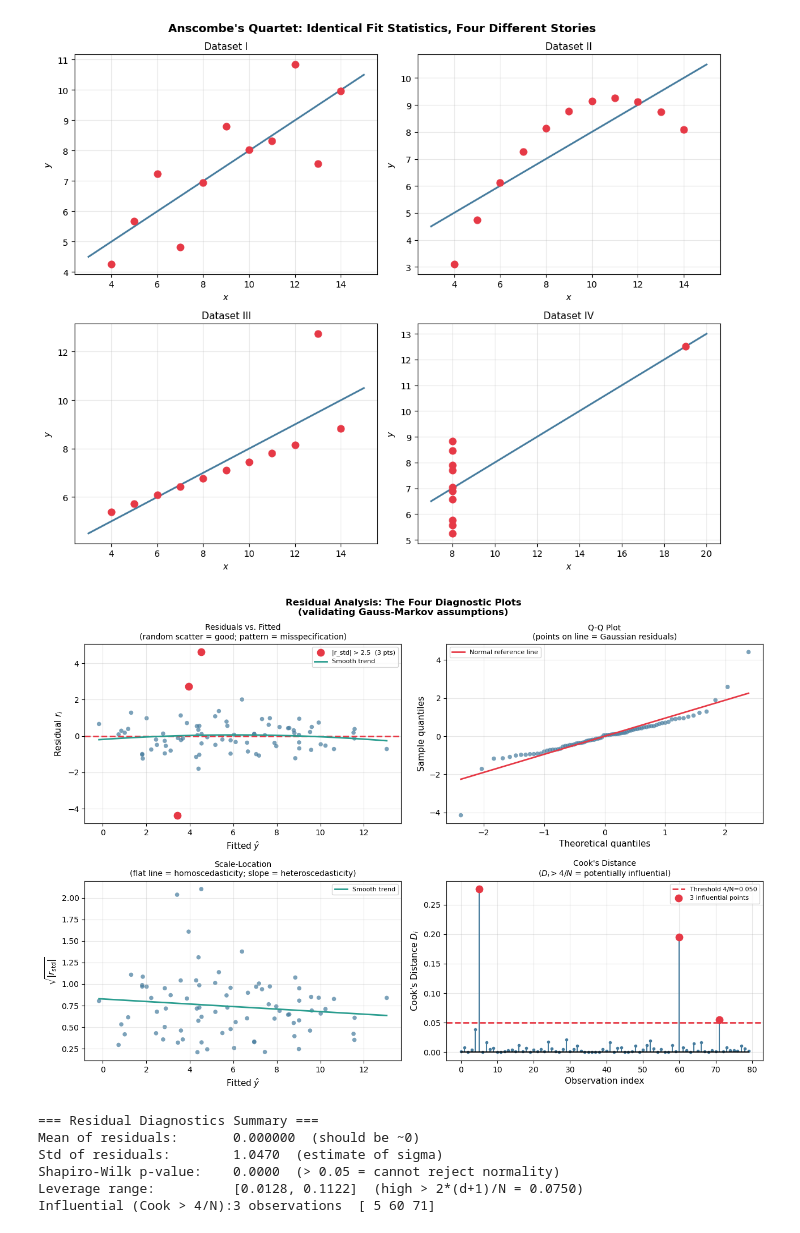
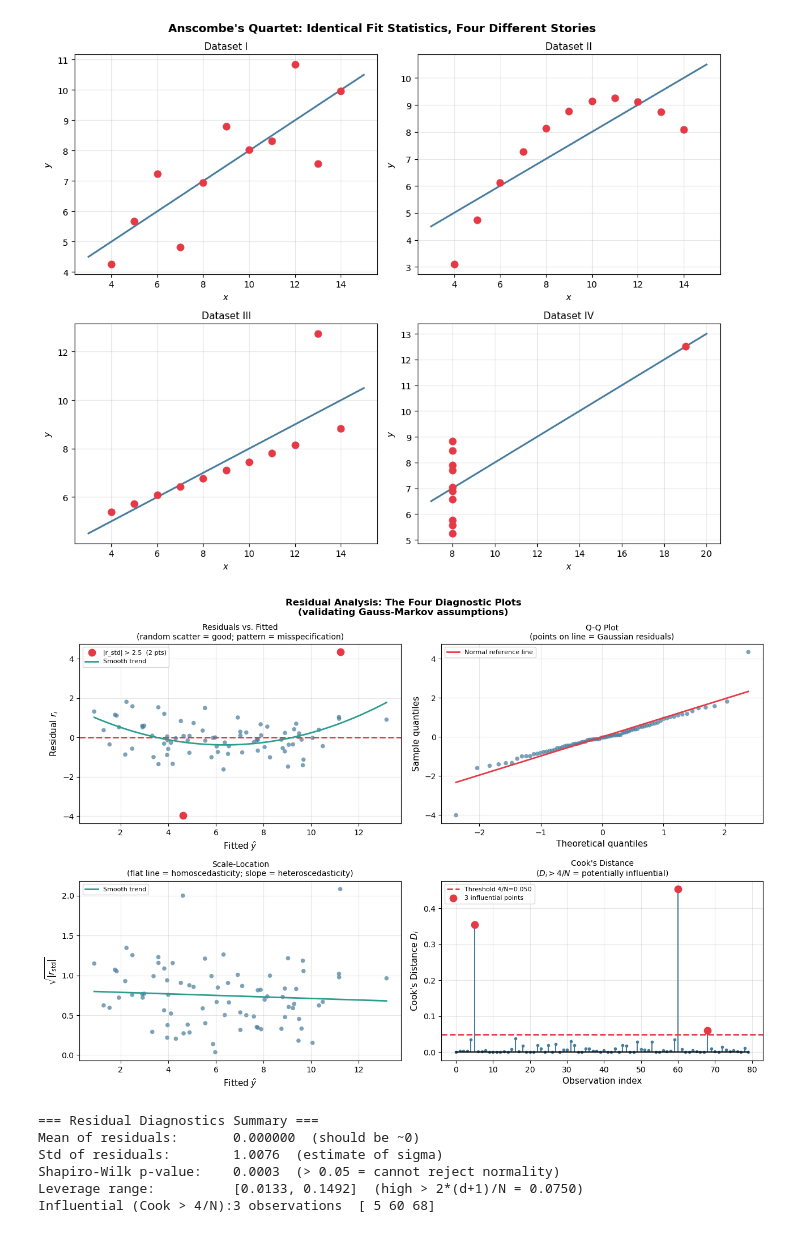
Before and after one commit to matteoguerrucci7-max/Machine-Learning, a Jupyter notebook: 06_linear_regression.ipynb, the cells around one changed output. Drawn from its saved outputs; the diff is of its cells as text; code cells hidden in the pictures.

```diff
--- a/06_linear_regression.ipynb
+++ b/06_linear_regression.ipynb
@@ -1031,11 +1153,11 @@ import numpy as np
 import matplotlib.pyplot as plt
 from scipy import stats
 
-np.random.seed(42)
+rng = np.random.default_rng(42)
 N, d = 80, 2
-X_raw = np.column_stack([np.random.uniform(0,4,N), np.random.normal(0,1,N)])
+X_raw = np.column_stack([rng.uniform(0,4,N), rng.normal(0,1,N)])
 w_true = np.array([1.0, 2.5, -1.2])
-eps = np.random.normal(0, 0.8, N)
+eps = rng.normal(0, 0.8, N)
 X = np.hstack([np.ones((N,1)), X_raw])
 y = X @ w_true + eps
 
@@ -1065,7 +1187,6 @@ ax.axhline(0, color='#E63946', lw=2, linestyle='--')
 idx_out = np.where(np.abs(r_std) > 2.5)[0]
 ax.scatter(y_hat[idx_out], r[idx_out], s=80, color='#E63946', zorder=5,
            label=f'|r_std| > 2.5  ({len(idx_out)} pts)')
-from numpy.polynomial import polynomial as P
 z = np.polyfit(y_hat, r, 2)
 x_sm = np.linspace(y_hat.min(), y_hat.max(), 200)
 ax.plot(x_sm, np.polyval(z, x_sm), '#2A9D8F', lw=2, label='Smooth trend')
@@ -1094,40 +1215,40 @@ ax3.set_ylabel(r'$\sqrt{|r_{\mathrm{std}}|}$', fontsize=11)
 ax3.set_title('Scale-Location\n(flat line = homoscedasticity; slope = heteroscedasticity)', fontsize=10)
 ax3.legend(fontsize=8); ax3.grid(True, alpha=0.3)
 
 # 4) Cook's distance
 ax4 = axes[1,1]
 markerline, stemlines, baseline = ax4.stem(range(N), cooks, linefmt='#457B9D',
                                             markerfmt='o', basefmt='k-')
 markerline.set_markersize(3)
 thresh = 4/N
 ax4.axhline(thresh, color='#E63946', lw=2, linestyle='--', label=f'Threshold 4/N={thresh:.3f}')
 influential = np.where(cooks > thresh)[0]
 ax4.scatter(influential, cooks[influential], s=80, color='#E63946', zorder=5,
             label=f'{len(influential)} influential points')
 ax4.set_xlabel('Observation index', fontsize=11)
 ax4.set_ylabel("Cook's Distance $D_i$", fontsize=11)
 ax4.set_title("Cook's Distance\n($D_i > 4/N$ = potentially influential)", fontsize=10)
 ax4.legend(fontsize=8); ax4.grid(True, alpha=0.3)
 
 plt.suptitle('Residual Analysis: The Four Diagnostic Plots\n'
              '(validating Gauss-Markov assumptions)', fontsize=12, fontweight='bold')
 plt.tight_layout(); plt.show()
 
 print('=== Residual Diagnostics Summary ===')
 print(f'Mean of residuals:       {r.mean():.6f}  (should be ~0)')
 print(f'Std of residuals:        {r.std():.4f}  (estimate of sigma)')
 _, p_normality = stats.shapiro(r[:50])  # Shapiro-Wilk on first 50
 print(f'Shapiro-Wilk p-value:    {p_normality:.4f}  (> 0.05 = cannot reject normality)')
 print(f'Leverage range:          [{h_ii.min():.4f}, {h_ii.max():.4f}]  (high > 2*(d+1)/N = {2*(d+1)/N:.4f})')
 print(f'Influential (Cook > 4/N):{len(influential)} observations  {influential}')
 # %% [output]
-[figure, old version]
+[figure, new version]
 === Residual Diagnostics Summary ===
 Mean of residuals:       0.000000  (should be ~0)
-Std of residuals:        1.0470  (estimate of sigma)
-Shapiro-Wilk p-value:    0.0000  (> 0.05 = cannot reject normality)
-Leverage range:          [0.0128, 0.1122]  (high > 2*(d+1)/N = 0.0750)
-Influential (Cook > 4/N):3 observations  [ 5 60 71]
+Std of residuals:        1.0076  (estimate of sigma)
+Shapiro-Wilk p-value:    0.0003  (> 0.05 = cannot reject normality)
+Leverage range:          [0.0133, 0.1492]  (high > 2*(d+1)/N = 0.0750)
+Influential (Cook > 4/N):3 observations  [ 5 60 68]
 # %% [markdown]
 ---
 ## 14. Multicollinearity: Causes, Diagnosis, and Remedy
```
Also changed, not shown: parts of 29 cells of this notebook, 6 other files.
